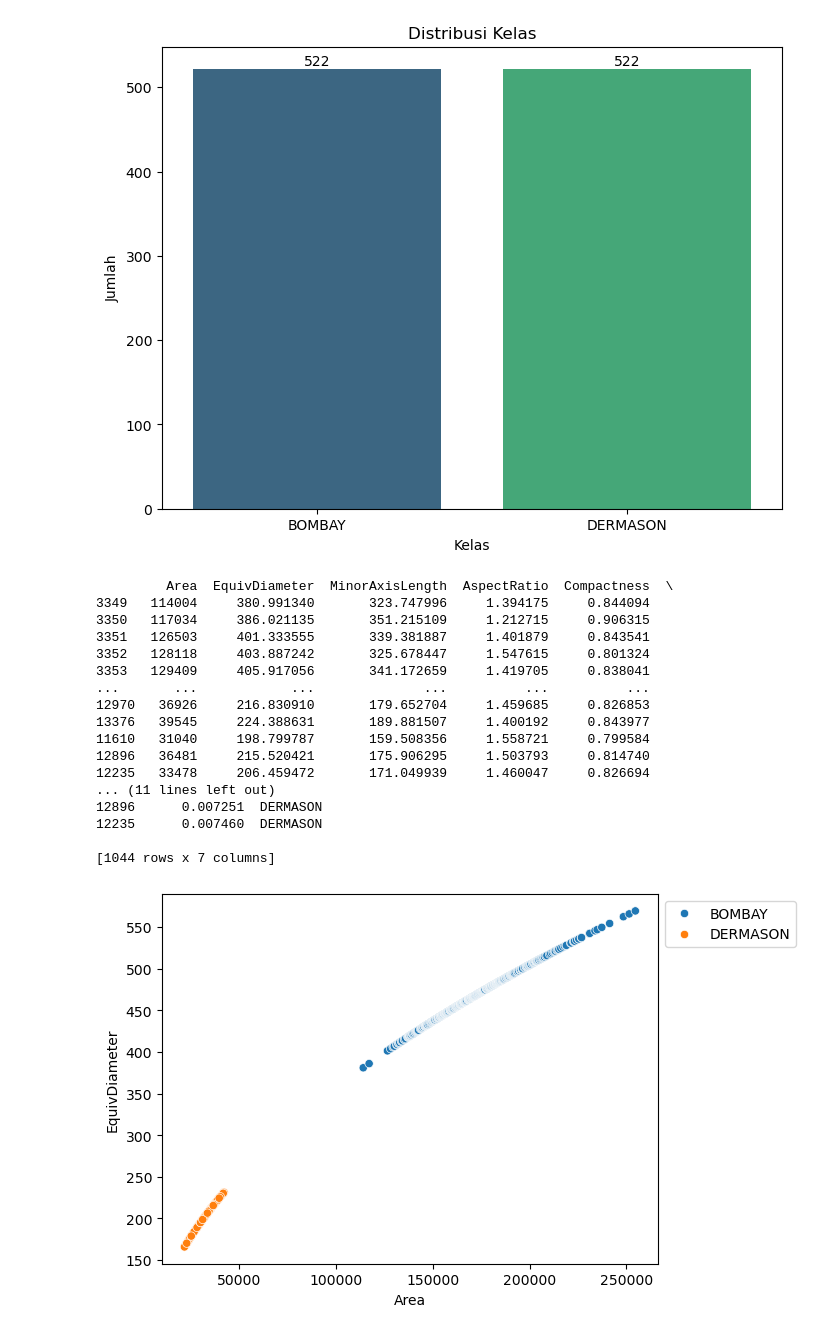
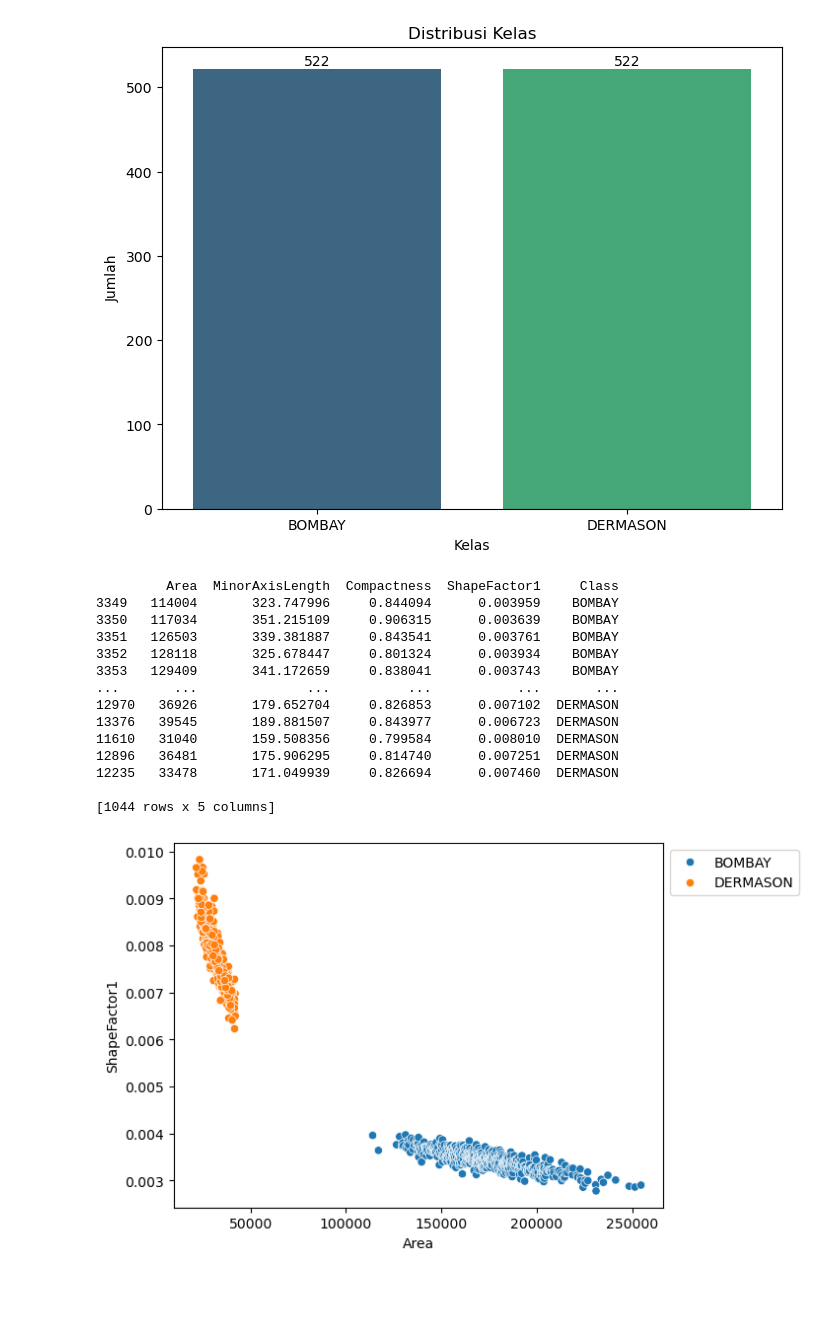
Before and after one commit to hafidnrzs/quantum-ml, a Jupyter notebook: drybean-qnn.ipynb, the cells around one changed output. Cells and saved outputs as stored; diff of their text form; code cells hidden in the pictures; blank space fills up the shorter version.

```diff
--- a/drybean-qnn.ipynb
+++ b/drybean-qnn.ipynb
@@ -272,7 +272,8 @@ selected_classes = ['BOMBAY', 'DERMASON']
 df_filtered = df[df['Class'].isin(selected_classes)]
 
 # Memilih hanya fitur tertentu
-selected_features = ['Area', 'EquivDiameter', 'MinorAxisLength', 'AspectRatio', 'Compactness', 'ShapeFactor1']
+# selected_features = ['Area', 'EquivDiameter', 'MinorAxisLength', 'AspectRatio', 'Compactness', 'ShapeFactor1']
+selected_features = ['Area', 'MinorAxisLength', 'Compactness', 'ShapeFactor1']
 df_selected = df_filtered[selected_features + ['Class']]
 
 df_selected
@@ -340,32 +341,29 @@ plotter.plot_distribution()
 # %%
 print(df_resampled)
 # %% [output]
-         Area  EquivDiameter  MinorAxisLength  AspectRatio  Compactness  \
-3349   114004     380.991340       323.747996     1.394175     0.844094
-3350   117034     386.021135       351.215109     1.212715     0.906315
-3351   126503     401.333555       339.381887     1.401879     0.843541
-3352   128118     403.887242       325.678447     1.547615     0.801324
-3353   129409     405.917056       341.172659     1.419705     0.838041
-...       ...            ...              ...          ...          ...
-12970   36926     216.830910       179.652704     1.459685     0.826853
-13376   39545     224.388631       189.881507     1.400192     0.843977
-11610   31040     198.799787       159.508356     1.558721     0.799584
-12896   36481     215.520421       175.906295     1.503793     0.814740
-12235   33478     206.459472       171.049939     1.460047     0.826694
-... (11 lines left out)
-12896      0.007251  DERMASON
-12235      0.007460  DERMASON
+         Area  MinorAxisLength  Compactness  ShapeFactor1     Class
+3349   114004       323.747996     0.844094      0.003959    BOMBAY
+3350   117034       351.215109     0.906315      0.003639    BOMBAY
+3351   126503       339.381887     0.843541      0.003761    BOMBAY
+3352   128118       325.678447     0.801324      0.003934    BOMBAY
+3353   129409       341.172659     0.838041      0.003743    BOMBAY
+...       ...              ...          ...           ...       ...
+12970   36926       179.652704     0.826853      0.007102  DERMASON
+13376   39545       189.881507     0.843977      0.006723  DERMASON
+11610   31040       159.508356     0.799584      0.008010  DERMASON
+12896   36481       175.906295     0.814740      0.007251  DERMASON
+12235   33478       171.049939     0.826694      0.007460  DERMASON
 
-[1044 rows x 7 columns]
+[1044 rows x 5 columns]
 # %%
 # Cek lagi hubungan antar variabel
 
-sns.scatterplot(x='Area', y='EquivDiameter', hue='Class', data=df_resampled)
+sns.scatterplot(x='Area', y='ShapeFactor1', hue='Class', data=df_resampled)
 plt.legend(bbox_to_anchor=(1, 1), loc=2)
 
 plt.show()
 # %% [output]
-[figure, old version]
+[figure, new version]
 # %%
 # Lihat lagi korelasi antar fitur
 correlation_matrix = X_res.corr()
```
Also changed, not shown: parts of 20 cells of this notebook.
